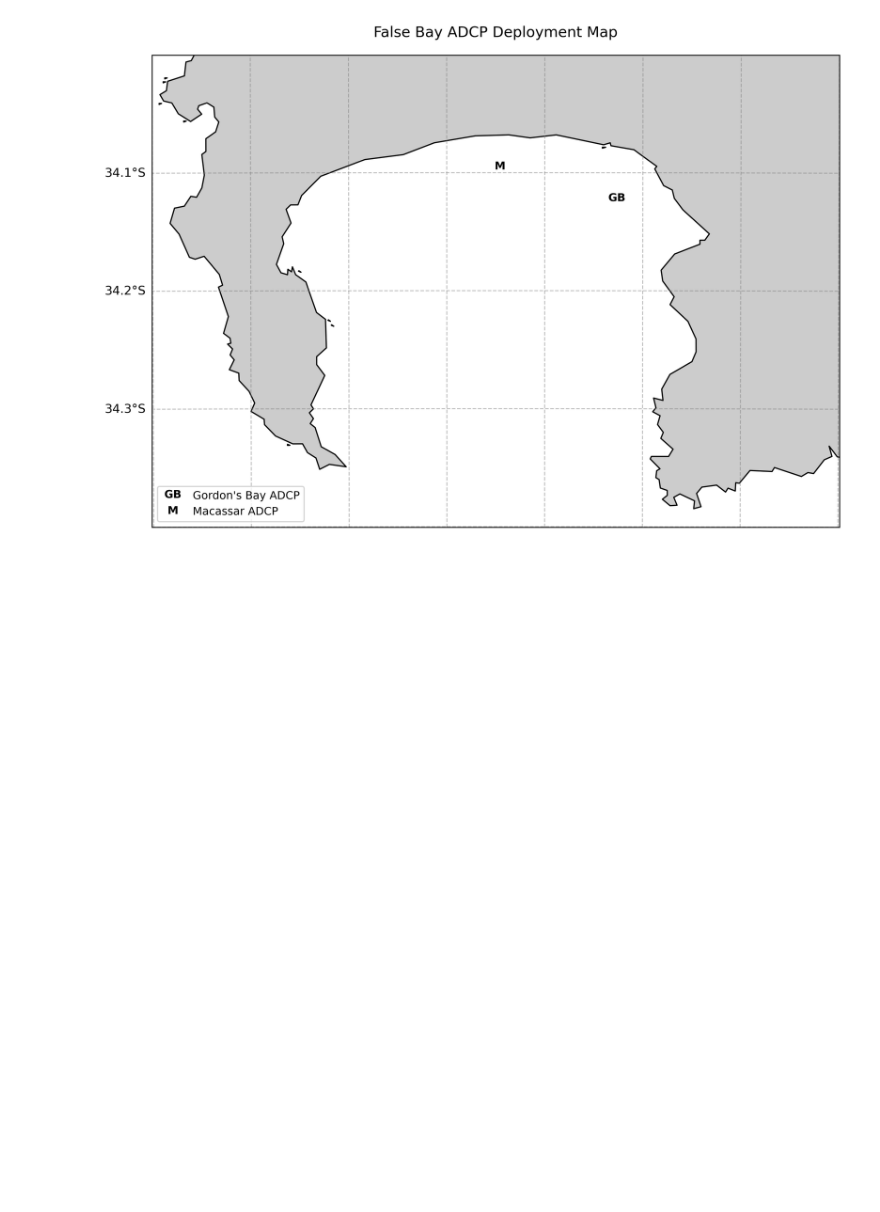
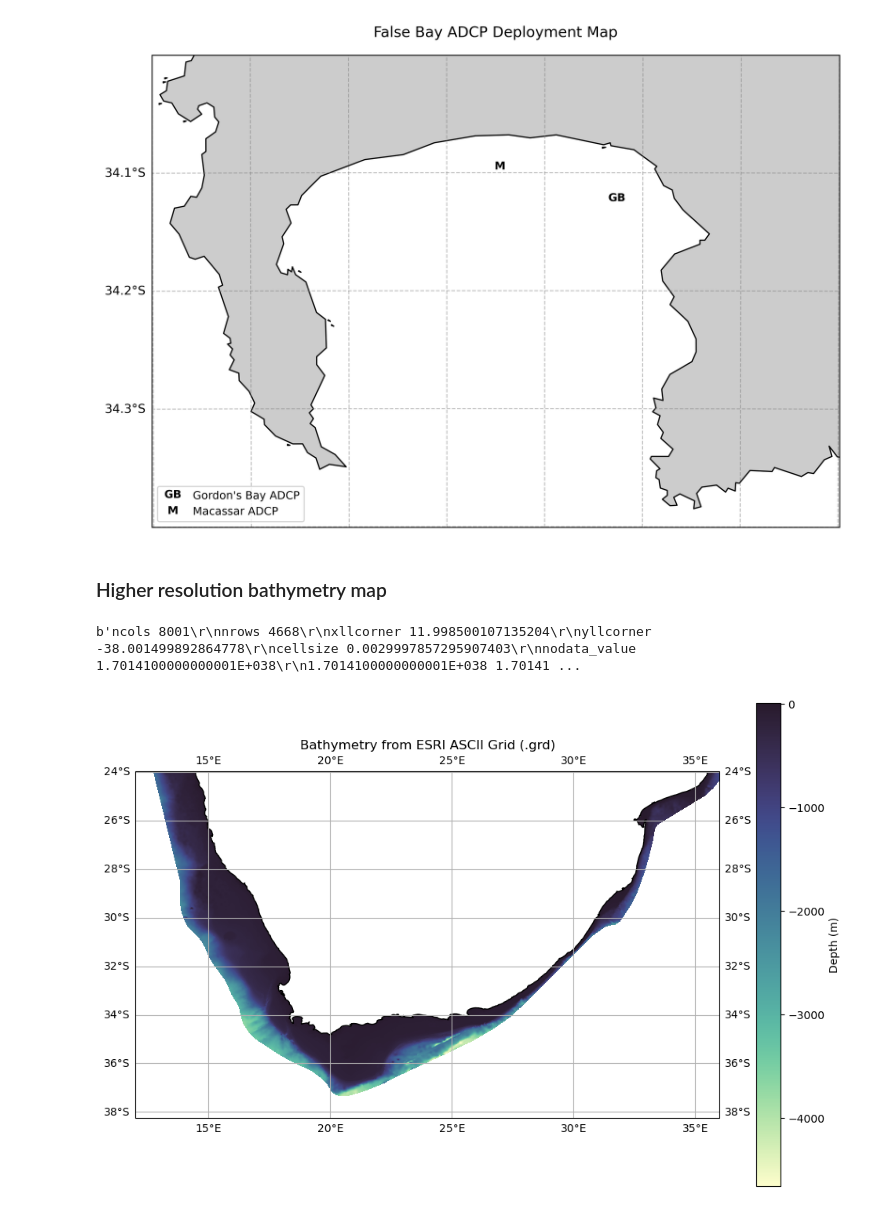
Before and after one commit to SMTETH005/honours_project, a Jupyter notebook: Map/Honours_Project_study-site-map_SMTETH005.ipynb, the cells around one changed output. Saved outputs shown, nothing was run; the diff lists cells and outputs as text; code cells hidden in the pictures; blank space fills up the shorter version.

Commit message:
Added better bathy

```diff
--- a/Map/Honours_Project_study-site-map_SMTETH005.ipynb
+++ b/Map/Honours_Project_study-site-map_SMTETH005.ipynb
@@ -227,3 +227,70 @@ plt.tight_layout()
 plt.show()
 # %% [output]
 [figure]
+# %% [markdown]
+### Higher resolution bathymetry map
+# %%
+# Inspecting the bathy file
+import os
+
+file_path = r"C:\Users\ethan\OneDrive\UCT\Honours 2025\Honours Project\Map\bathymetry data files\Willem de Wet Bathymetry of Southern Africa Continental Shelf.grd"
+with open(file_path, 'rb') as f:
+    print(f.read(512))  # Read the first 512 bytes
+
+# ESRI ASCII Grid format
+# %% [output]
+b'ncols 8001\r\nnrows 4668\r\nxllcorner 11.998500107135204\r\nyllcorner -38.001499892864778\r\ncellsize 0.0029997857295907403\r\nnodata_value 1.7014100000000001E+038\r\n1.7014100000000001E+038 1.70141 ...
+# %%
+import numpy as np
+import matplotlib.pyplot as plt
+import cartopy.crs as ccrs
+import cmocean
+
+# File path
+grd_file = r"C:\Users\ethan\OneDrive\UCT\Honours 2025\Honours Project\Map\bathymetry data files\Willem de Wet Bathymetry of Southern Africa Continental Shelf.grd"
+
+# Read header
+header = {}
+with open(grd_file, 'r') as f:
+    for _ in range(6):
+        line = f.readline()
+        key, value = line.strip().split()
+        header[key.lower()] = float(value) if '.' in value or 'e' in value.lower() else int(value)
+
+# Load bathymetry data skipping header lines
+bathy_data = np.loadtxt(grd_file, skiprows=6)
+# Replace NoData values with NaN
+bathy_data = np.where(bathy_data == header['nodata_value'], np.nan, bathy_data)
+
+# Construct coordinates
+ncols = int(header['ncols'])
+nrows = int(header['nrows'])
+cellsize = header['cellsize']
+xll = header['xllcorner']
+yll = header['yllcorner']
+
+x = np.linspace(xll + cellsize / 2, xll + (ncols - 0.5) * cellsize, ncols)
+y = np.linspace(yll + cellsize / 2, yll + (nrows - 0.5) * cellsize, nrows)
+
+# Flip bathy_data vertically (because ASCII grid starts from top row)
+bathy_data = np.flipud(bathy_data)
+
+# Plot bathymetry with Cartopy
+fig, ax = plt.subplots(figsize=(12, 8), subplot_kw={'projection': ccrs.PlateCarree()})
+ax.set_title("Bathymetry from ESRI ASCII Grid (.grd)")
+
+ax.coastlines(resolution='10m')
+ax.gridlines(draw_labels=True, dms=True, x_inline=False, y_inline=False)
+
+# pcolormesh expects the x and y to be 1D arrays of cell centers
+mesh = ax.pcolormesh(x, y, bathy_data, cmap=cmocean.cm.deep, shading='auto')
+
+cbar = plt.colorbar(mesh, ax=ax, orientation='vertical', pad=0.05)
+cbar.set_label("Depth (m)")
+
+# Optionally zoom to your data extent
+ax.set_extent([xll, xll + ncols * cellsize, yll, yll + nrows * cellsize])
+
+plt.show()
+# %% [output]
+[figure, added]
```
Also changed, not shown: parts of 2 cells of this notebook.
